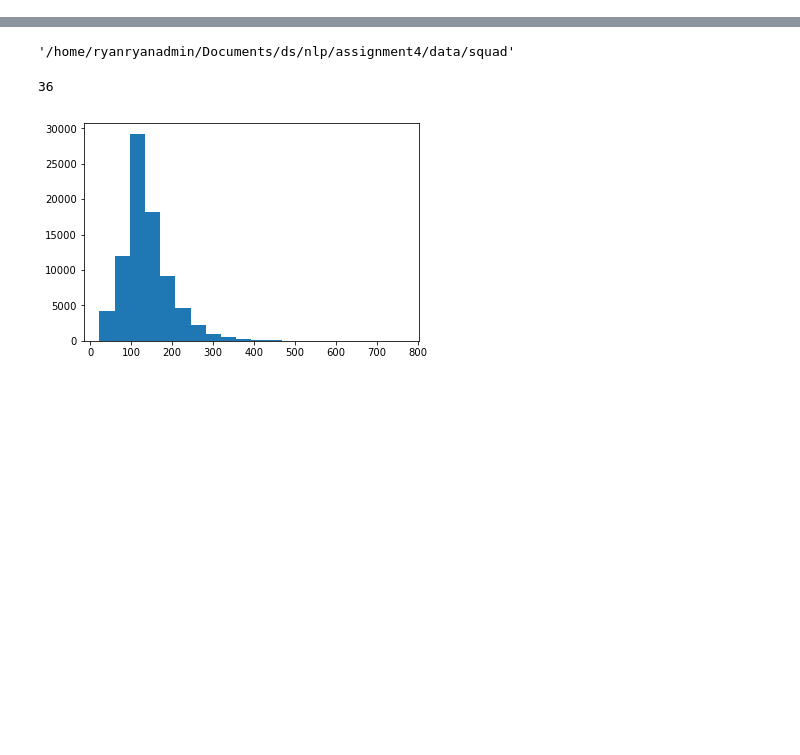
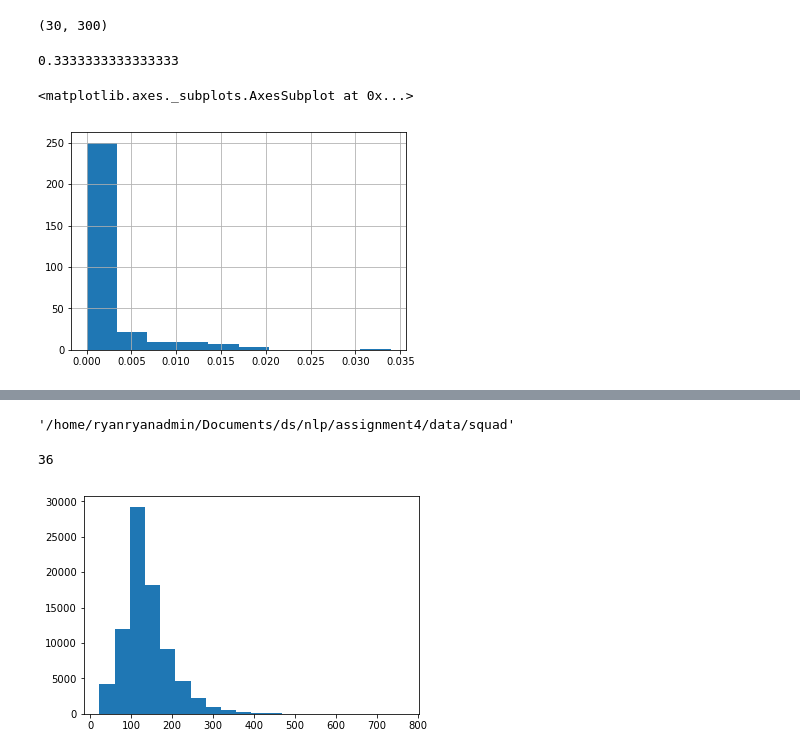
Before and after one commit to ryankresse/nlp_qa, a Jupyter notebook: explore_data.ipynb, the cells around one changed output, grey strips where cells are left out. Saved outputs shown, nothing was run; the diff lists cells and outputs as text; code cells hidden in the pictures; blank space fills up the shorter version.

```diff
--- a/explore_data.ipynb
+++ b/explore_data.ipynb
@@ -6,3 +6,20 @@ import os
 import code.data_utils as data_utils
 from IPython.core.debugger import Pdb
 %matplotlib inline
+# %%
+prob = np.load('beg_prob.npy')
+# %%
+prob.shape
+# %% [output]
+(30, 300)
+# %%
+df= pd.DataFrame(prob)
+# %%
+100.0 / 300.0
+# %% [output]
+0.3333333333333333
+# %%
+df.iloc[26, :].hist()
+# %% [output]
+<matplotlib.axes._subplots.AxesSubplot at 0x...>
+[figure, added]
```
Also changed, not shown: parts of 5 cells of this notebook, 4 other files.
